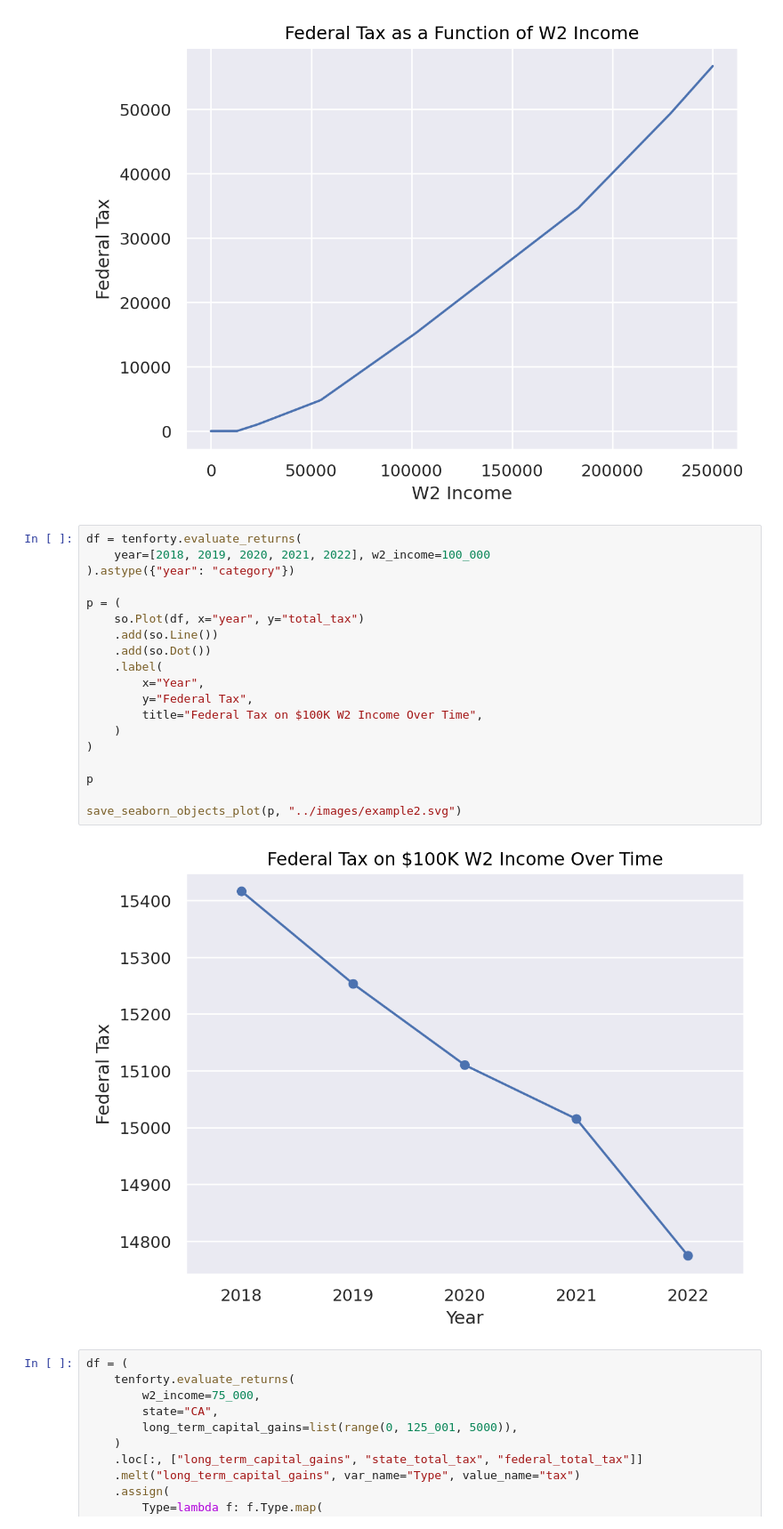
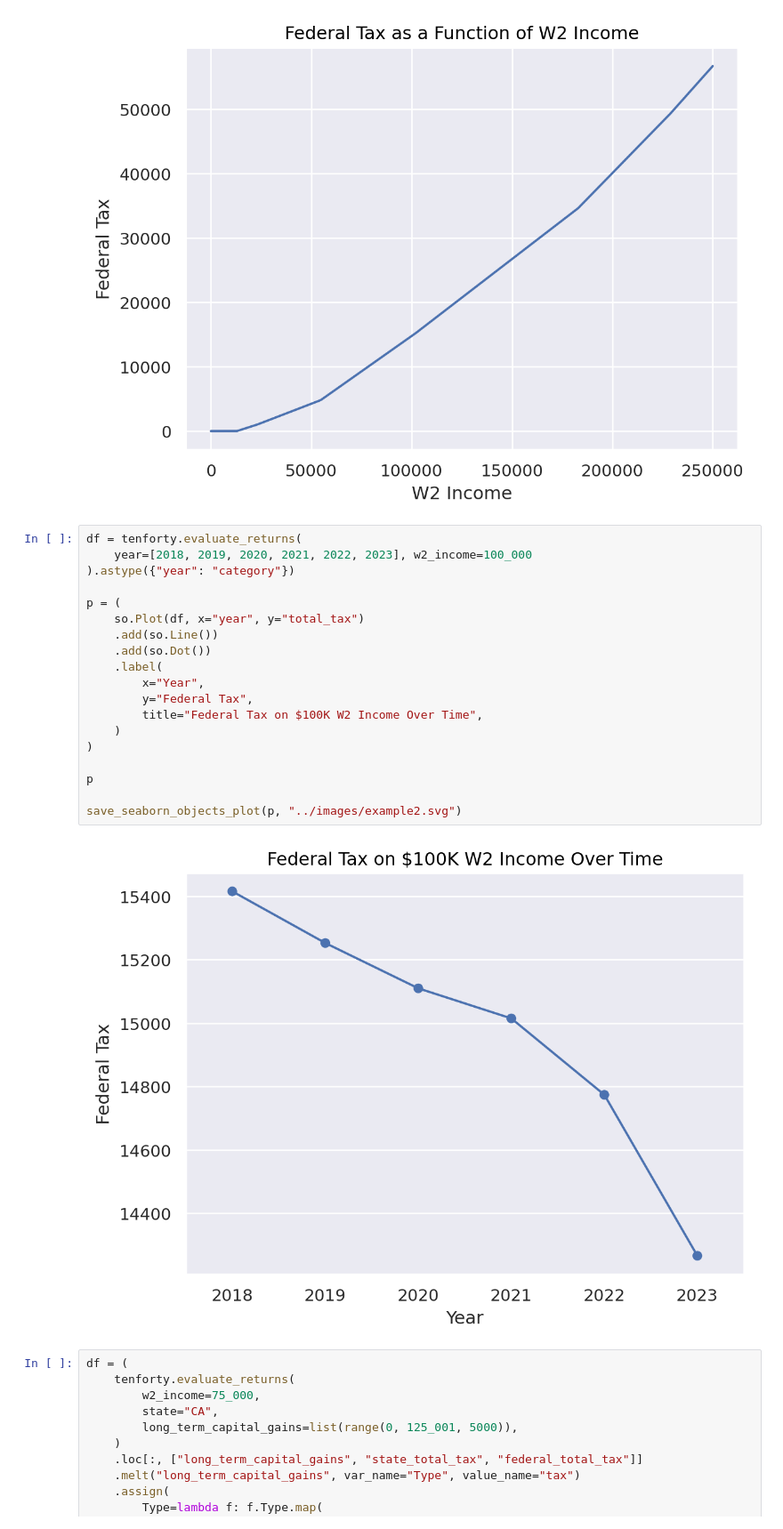
Before and after one commit to mmacpherson/tenforty, a Jupyter notebook: notebooks/generate_README_example_plots.ipynb, the cells around one changed output. Shown at 89% size. Cells and saved outputs as stored; diff of their text form.

Commit message:
add 2023 tax year (#13)

```diff
--- a/notebooks/generate_README_example_plots.ipynb
+++ b/notebooks/generate_README_example_plots.ipynb
@@ -95,25 +95,25 @@ save_seaborn_objects_plot(p, "../images/example1.svg")
 [figure]
 # %%
 df = tenforty.evaluate_returns(
-    year=[2018, 2019, 2020, 2021, 2022], w2_income=100_000
+    year=[2018, 2019, 2020, 2021, 2022, 2023], w2_income=100_000
 ).astype({"year": "category"})
 
 p = (
     so.Plot(df, x="year", y="total_tax")
     .add(so.Line())
     .add(so.Dot())
     .label(
         x="Year",
         y="Federal Tax",
         title="Federal Tax on $100K W2 Income Over Time",
     )
 )
 
 p
 
 save_seaborn_objects_plot(p, "../images/example2.svg")
 # %% [output]
-[figure, old version]
+[figure, new version]
 # %%
 df = (
     tenforty.evaluate_returns(
```
Also changed, not shown: 38 other files.
